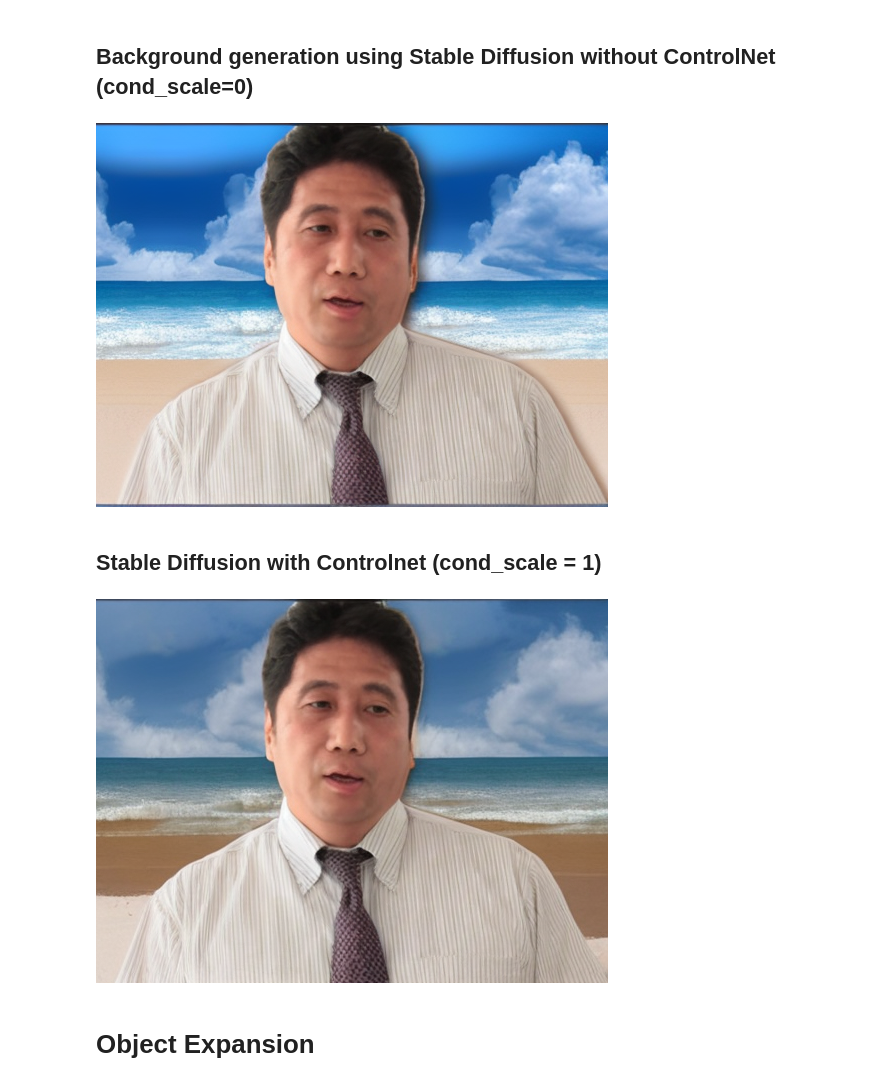
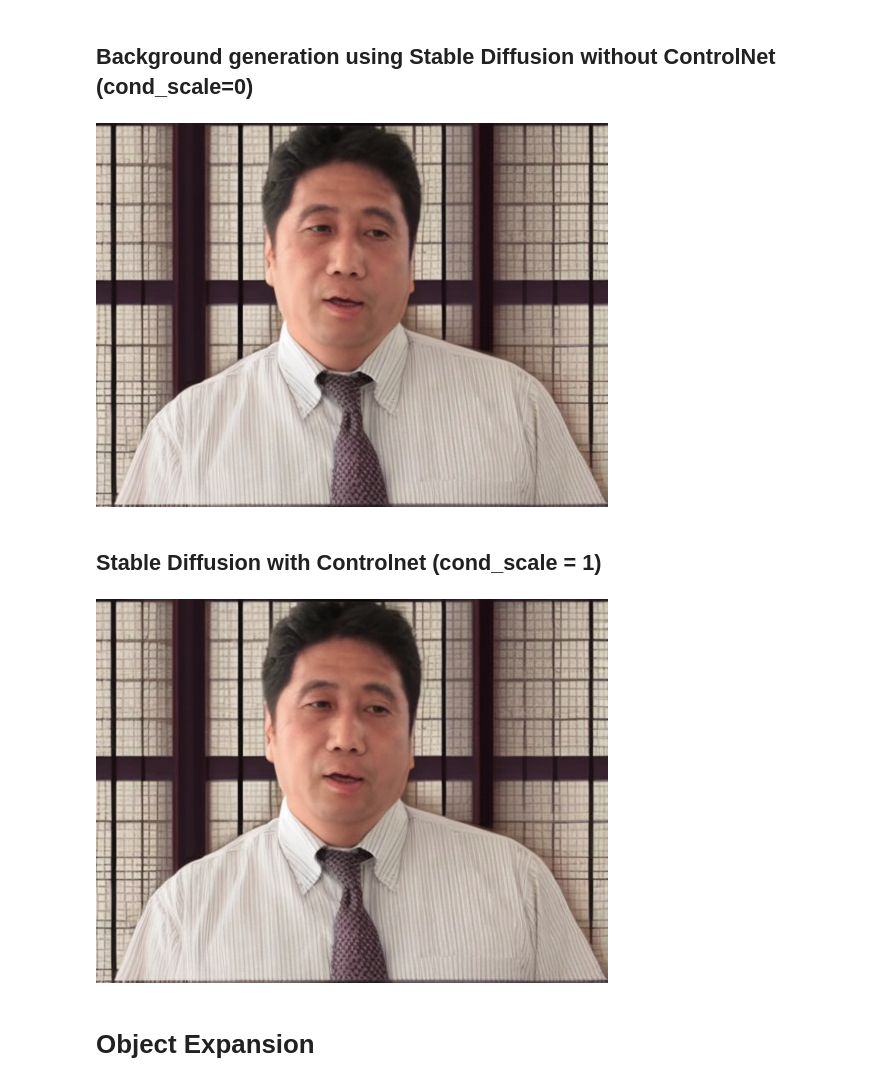
Before and after one commit to jungletada/ReGe, a Jupyter notebook: inference.ipynb, the cells around one changed output. Drawn from its saved outputs; the diff is of its cells as text; code cells hidden in the pictures.

```diff
--- a/inference.ipynb
+++ b/inference.ipynb
@@ -129,30 +129,29 @@ Settings -> Mode=base, Device=cuda:0, Torchscript=disabled
 # fg_mask
 # %%
 seed = 13
-prompt = "sunshine beach background"
+prompt = "Japanese style background"
 # %% [markdown]
 ## Background generation using Stable Diffusion without ControlNet (cond_scale=0)
 # %%
-
 mask = ImageOps.invert(fg_mask)
 generator = torch.Generator(device='cuda').manual_seed(seed)
 
-cond_scale = 0.5
+cond_scale = 1.0
 with torch.autocast("cuda"):
     sd2_image = pipeline(
         prompt=prompt,
         image=img,
         mask_image=mask,
         control_image=mask,
         num_images_per_prompt=1,
         generator=generator,
         num_inference_steps=20,
         guess_mode=False,
         controlnet_conditioning_scale=cond_scale
     ).images[0]
 sd2_image
 # %% [output]
-[figure, old version]
+[figure, new version]
 # %% [markdown]
 ## Stable Diffusion with Controlnet (cond_scale = 1)
 # %%
@@ -174,7 +173,7 @@ with torch.autocast("cuda"):
     ).images[0]
 controlnet_image
 # %% [output]
-[figure, old version]
+[figure, new version]
 # %% [markdown]
 # Object Expansion
 # %%
```
Also changed, not shown: 4 other files.
